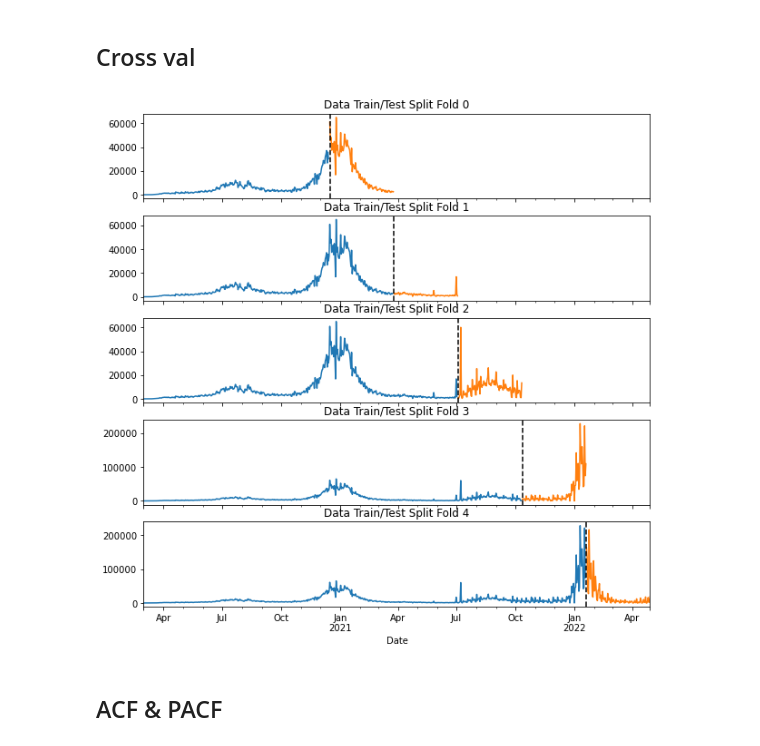
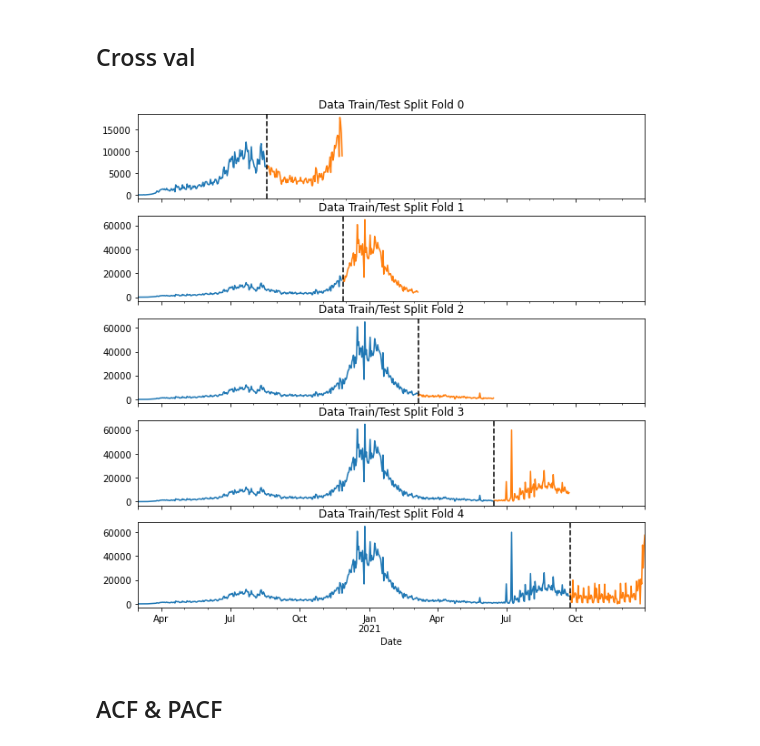
Before and after one commit to danielhe-nu/STAT390-Snowman, a Jupyter notebook: Daniel Final/Cali_ARIMA_NoTransform.ipynb, the cells around one changed output. Saved outputs shown, nothing was run; the diff lists cells and outputs as text; code cells hidden in the pictures.

```diff
--- a/Daniel Final/Cali_ARIMA_NoTransform.ipynb
+++ b/Daniel Final/Cali_ARIMA_NoTransform.ipynb
@@ -98,20 +98,20 @@ covid_df = covid_df.sort_index()
 # %%
 fig, axs = plt.subplots(5, 1, figsize=(10, 10), sharex=True)
 
 fold = 0
-for train_idx, val_idx in tss.split(covid_df):
+for train_idx, val_idx in tss.split(covid_train):
     train = covid_df.iloc[train_idx]
     test = covid_df.iloc[val_idx]
     train['PEOPLE_POSITIVE_NEW_CASES_COUNT'].plot(ax=axs[fold],
                           label='Training Set',
                           title=f'Data Train/Test Split Fold {fold}')
     test['PEOPLE_POSITIVE_NEW_CASES_COUNT'].plot(ax=axs[fold],
                          label='Test Set')
     axs[fold].axvline(test.index.min(), color='black', ls='--')
     fold += 1
 plt.show()
 # %% [output]
-[figure, old version]
+[figure, new version]
 # %% [markdown]
 ## ACF & PACF
 # %%
```
Also changed, not shown: parts of 1 cell of this notebook, 1 other file.
